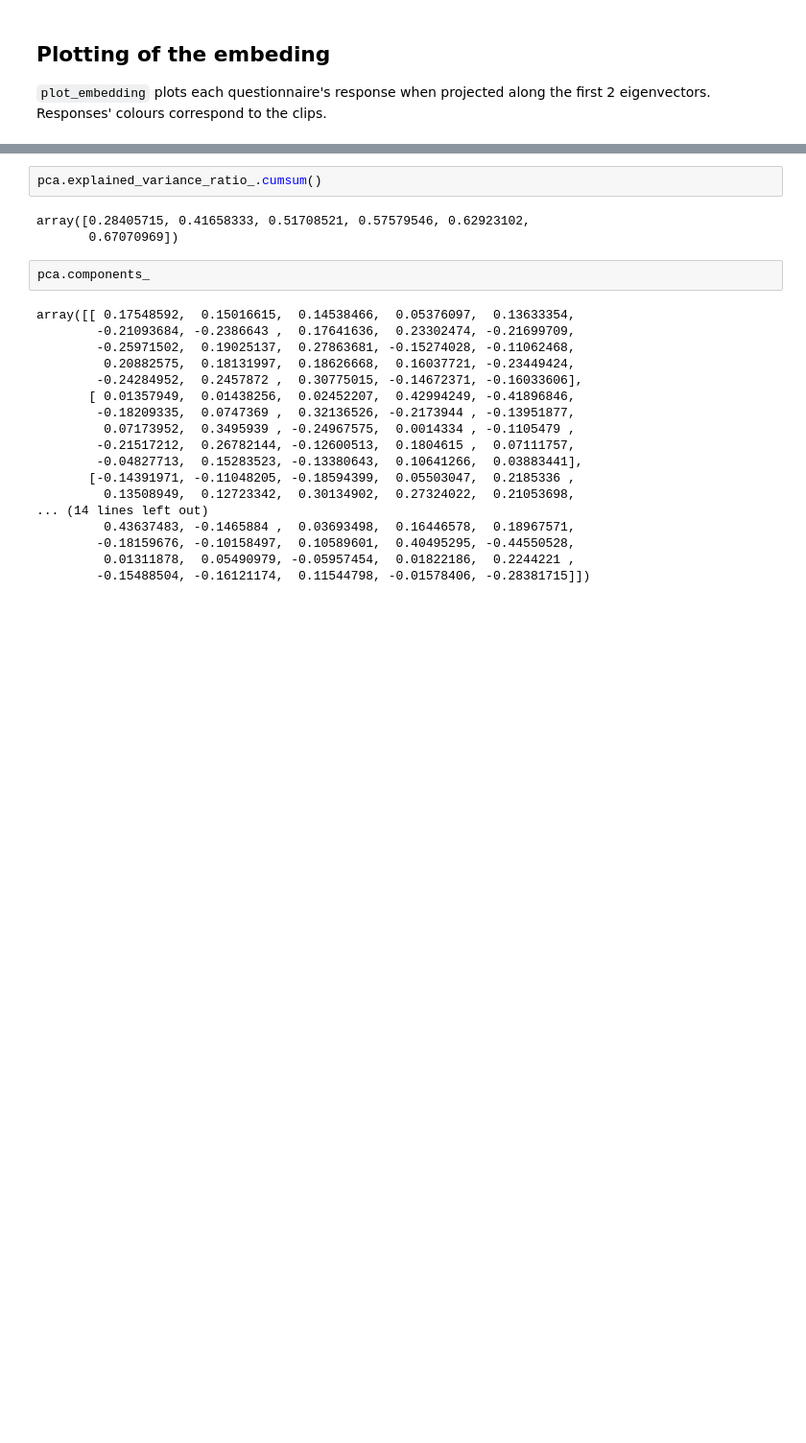
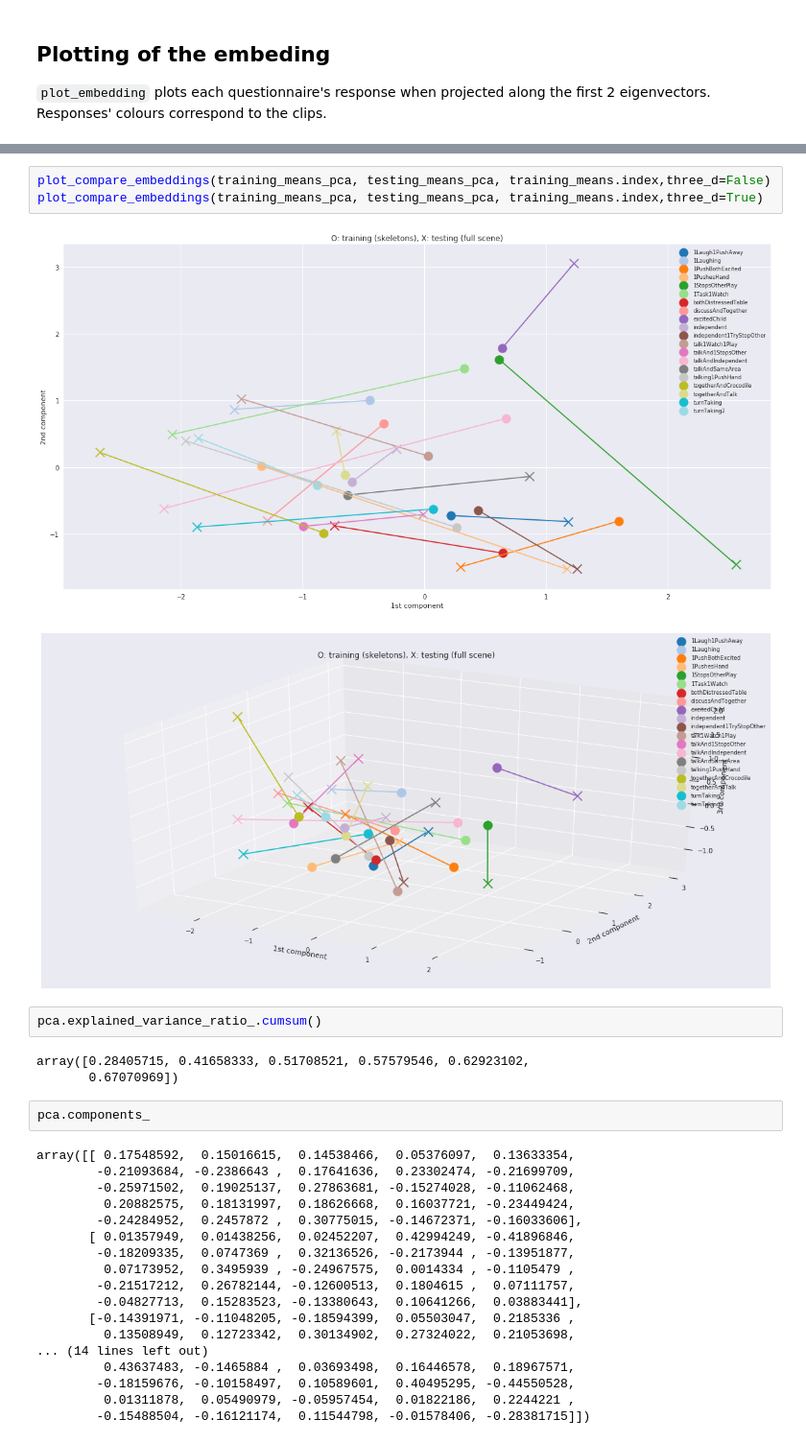
Before and after one commit to severin-lemaignan/pinsoro-kinematics, a Jupyter notebook: classification.ipynb, the cells around one changed output, grey strips where cells are left out. Shown at 96% size. Saved outputs shown, nothing was run; the diff lists cells and outputs as text; blank space fills up the shorter version.

```diff
--- a/classification.ipynb
+++ b/classification.ipynb
@@ -74,3 +157,9 @@ plot_embedding(testing_pca, testing_labels)
+# %%
+plot_compare_embeddings(training_means_pca, testing_means_pca, training_means.index,three_d=False)
+plot_compare_embeddings(training_means_pca, testing_means_pca, training_means.index,three_d=True)
+# %% [output]
+[figure, added]
+[figure, added]
 # %%
 pca.explained_variance_ratio_.cumsum()
 # %% [output]
```
Also changed, not shown: parts of 14 cells of this notebook.
